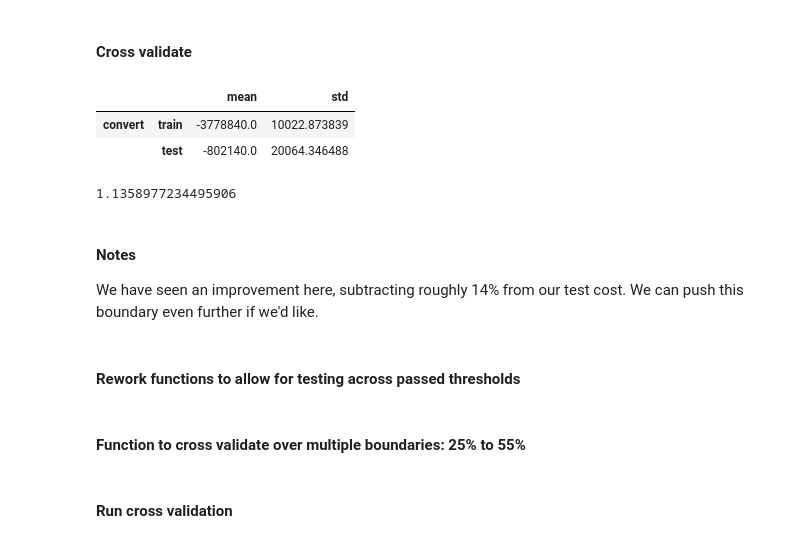
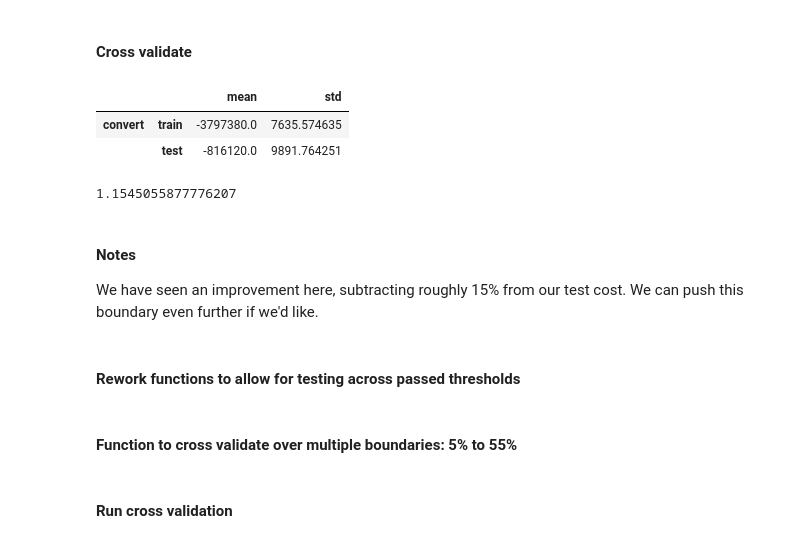
Before and after one commit to lermana/indoorplants, a Jupyter notebook: indoorplants/notebooks/census_data_analysis.ipynb, the cells around one changed output. Cells and saved outputs as stored; diff of their text form; code cells hidden in the pictures.

```diff
--- a/indoorplants/notebooks/census_data_analysis.ipynb
+++ b/indoorplants/notebooks/census_data_analysis.ipynb
@@ -703,26 +703,27 @@ def model_cost(y_true, y_pred):
 # %% [markdown]
 #### Cross validate
 # %%
-results = crossvalidate.cv_score(model_obj=RFProb(n_estimators=100,
-                                 class_weight='balanced_subsample',
-                                 max_depth=14),
-                                 X=for_modeling[X_model],
-                                 y=for_modeling.over_fifty_k,
-                                 score_funcs=[model_cost])
+results40 = crossvalidate.cv_score(model_obj=RFProb(n_estimators=100,
+                                   class_weight='balanced_subsample',
+                                   max_depth=14),
+                                   X=for_modeling[X_model],
+                                   y=for_modeling.over_fifty_k,
+                                   score_funcs=[model_cost])
 # %%
-results[['mean', 'std']]
+results40[['mean', 'std']]
 # %% [output]
 |  |  | mean | std |
-| convert | train | -3778840.0 | 10022.873839 |
-|  | test | -802140.0 | 20064.346488 |
+| convert | train | -3797380.0 | 7635.574635 |
+|  | test | -816120.0 | 9891.764251 |
-# %%
--1012880.0 / -891700.0
-# %% [output]
-1.1358977234495906
+# %%
+results40.loc[('convert', 'test'), 'mean'
+             ] / results.loc[('model_cost', 'test'), 'mean']
+# %% [output]
+1.1545055877776207
 # %% [markdown]
 #### Notes
 
-We have seen an improvement here, subtracting roughly 14% from our test cost. We can push this boundary even further if we'd like.
+We have seen an improvement here, subtracting roughly 15% from our test cost. We can push this boundary even further if we'd like.
 # %% [markdown]
 #### Rework functions to allow for testing across passed thresholds
 # %%
@@ -756,7 +757,7 @@ def prob_to_class(t, func):
 def boundary_cost(t):
     return prob_to_class(t, model_cost)
 # %% [markdown]
-#### Function to cross validate over multiple boundaries: 25% to 55%
+#### Function to cross validate over multiple boundaries: 5% to 55%
 # %%
 def test_boundaries():
     i, results = .55, {}
```
Also changed, not shown: parts of 20 cells of this notebook.
